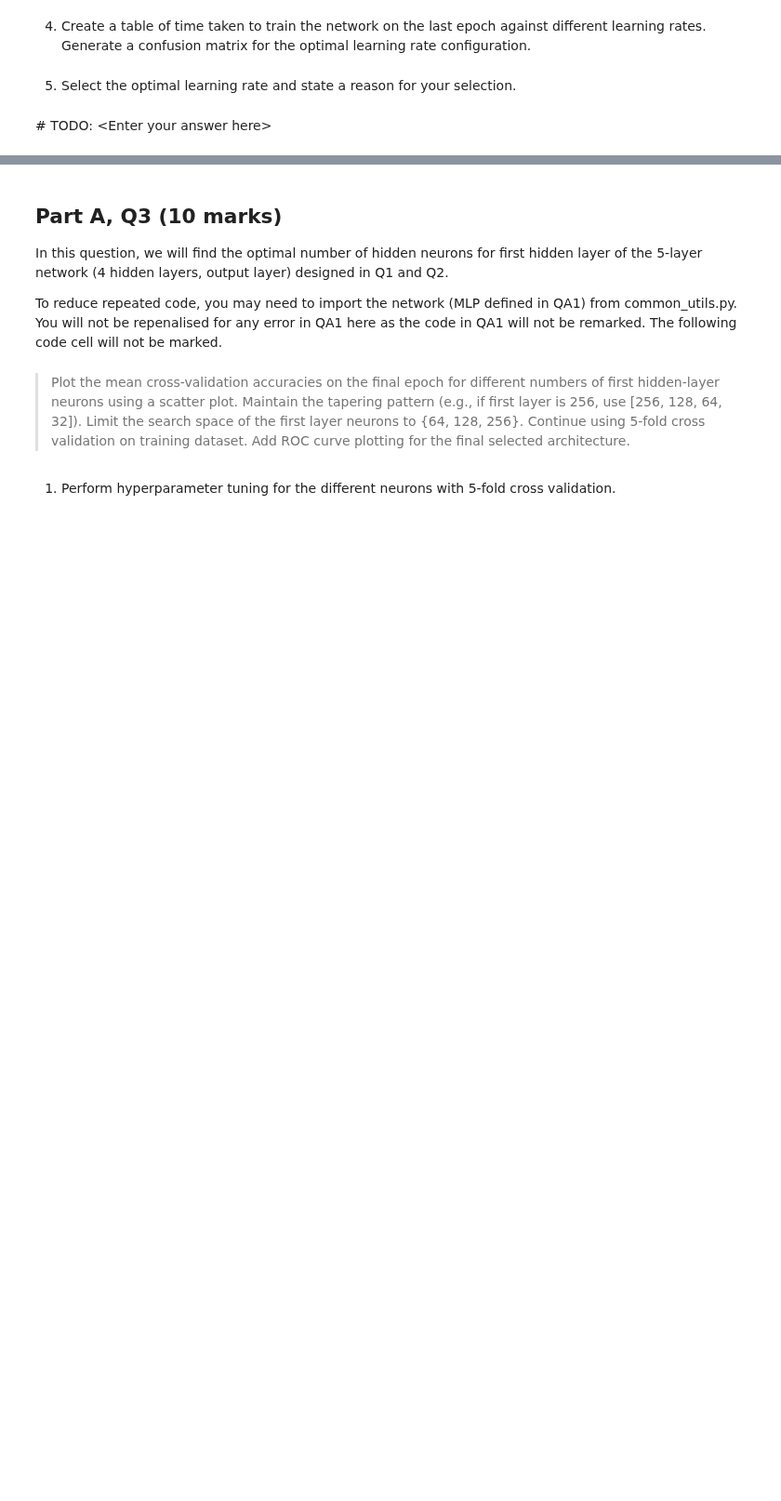
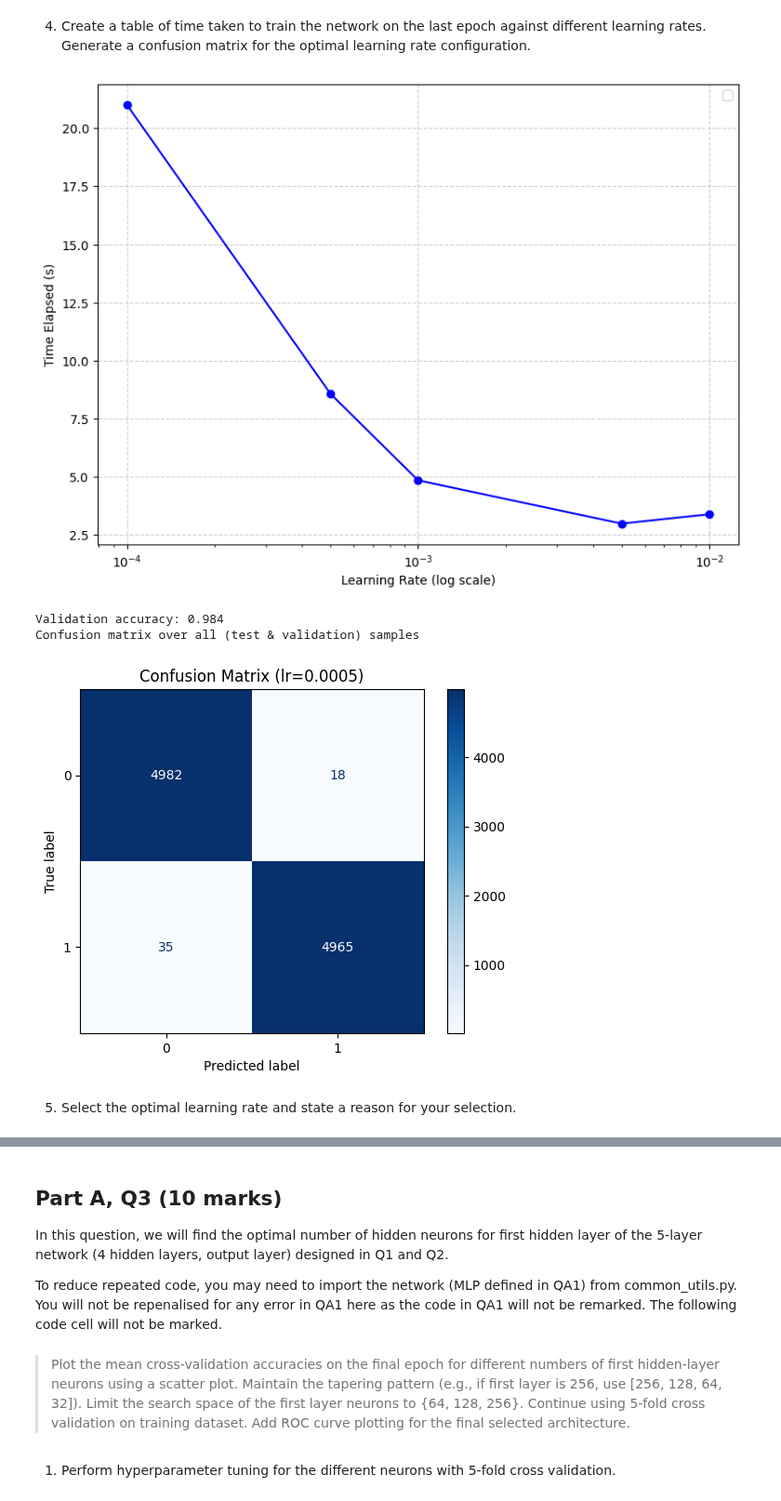
Before and after one commit to KyeYongChoo/Neural-Networks-Music-Classification-Housing-Price-Predictor, a Jupyter notebook: files_PartA/files_PartA/PartA_Template.ipynb, the cells around one changed output, grey strips where cells are left out. Shown at 93% size. Drawn from its saved outputs; the diff is of its cells as text; code cells hidden in the pictures; blank space fills up the shorter version.

```diff
--- a/files_PartA/files_PartA/PartA_Template.ipynb
+++ b/files_PartA/files_PartA/PartA_Template.ipynb
@@ -816,4 +940,45 @@ Fold 4 train_pred_probs size: torch.Size([6080, 1])
+# %%
+# TODO: Enter your code here
+time_arr = []
+
+for lr in lr_tuple:
+    total_time = 0
+    for fold_idx in range(no_folds):
+        total_time += results[lr][fold_idx]["time_elapsed"]
+    results[lr]["time_elapsed"] = total_time
+    time_arr.append(total_time)
+
+plt.figure(figsize=(8, 6))
+plt.xscale("log")
+plt.xlabel("Learning Rate (log scale)")
+plt.ylabel("Time Elapsed (s)")
+plt.legend()
+plt.grid(True, linestyle="--", alpha=0.6)
+plt.tight_layout()
+plt.plot(lr_tuple, time_arr, marker="o", color="blue")
+plt.show()
+
+# based on the accuracy graph, it looks like this is the best
+optim_lr = 0.0005
+
+t_train_pred_probs, t_val_pred_probs = results.get_concat_pred_probs(optim_lr)
+nd_train_pred_labels, nd_val_pred_labels = ((t_train_pred_probs> 0.5).detach().numpy()).astype(int), ((t_val_pred_probs> 0.5).detach().numpy() > 0.5).astype(int)
+nd_train_target_labels, nd_val_target_labels = combine_fold_targets(optim_lr)
+nd_pred_labels, nd_target_labels = np.concatenate((nd_train_pred_labels, nd_val_pred_labels)), np.concatenate((nd_train_target_labels, nd_val_target_labels))
+
+from sklearn.metrics import ConfusionMatrixDisplay
+
+print(f"Validation accuracy: {results[optim_lr]["val_acc"]}")
+print("Confusion matrix over all (test & validation) samples")
+cm = confusion_matrix(nd_target_labels, nd_pred_labels)
+disp = ConfusionMatrixDisplay(confusion_matrix=cm, display_labels=[0,1])
+disp.plot(cmap='Blues')
+plt.title(f'Confusion Matrix (lr={optim_lr})')
+plt.show()
+# %% [output]
+[figure, added]
+Validation accuracy: 0.984
+Confusion matrix over all (test & validation) samples
+[figure, added]
 # %% [markdown]
 5. Select the optimal learning rate and state a reason for your selection.
-# %% [markdown]
-\# TODO: \<Enter your answer here\>
```
Also changed, not shown: parts of 47 cells of this notebook, 3 other files.
